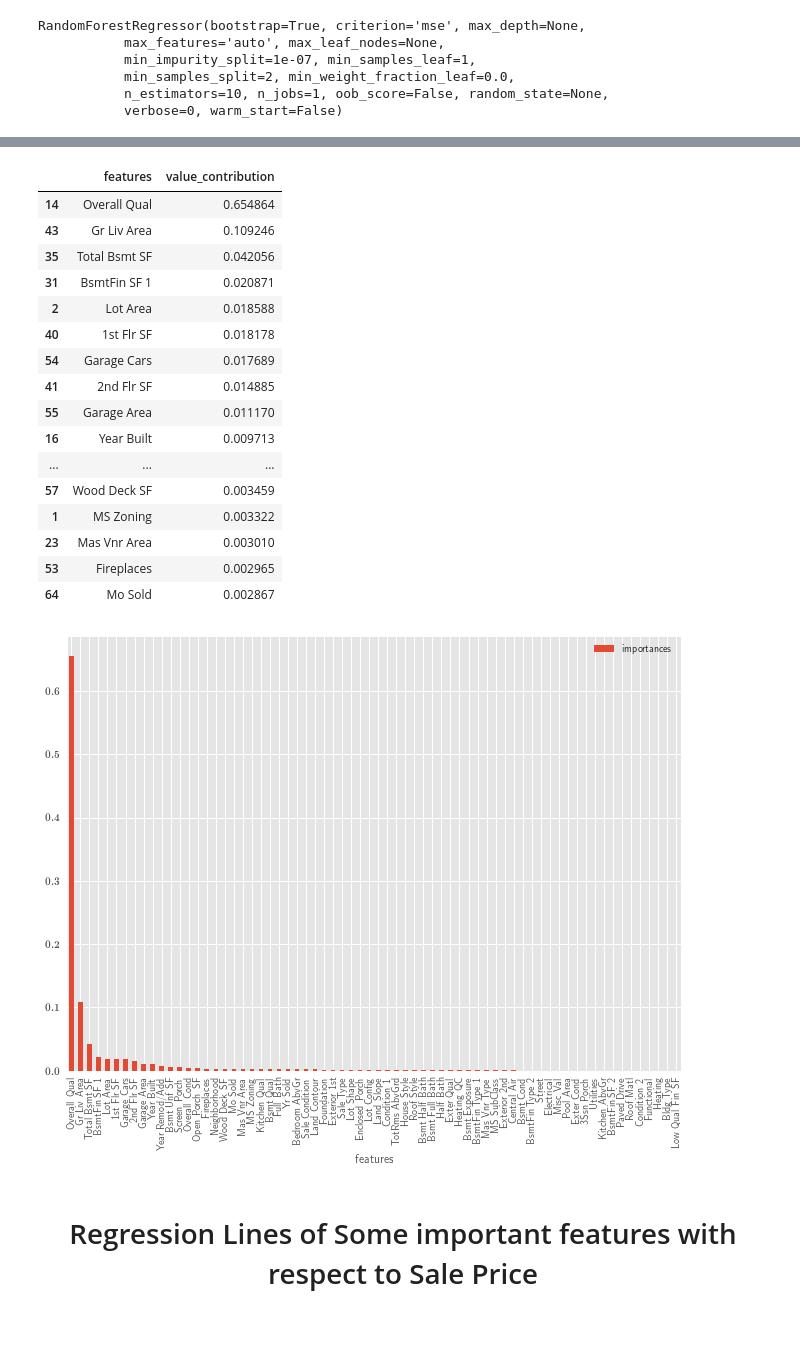
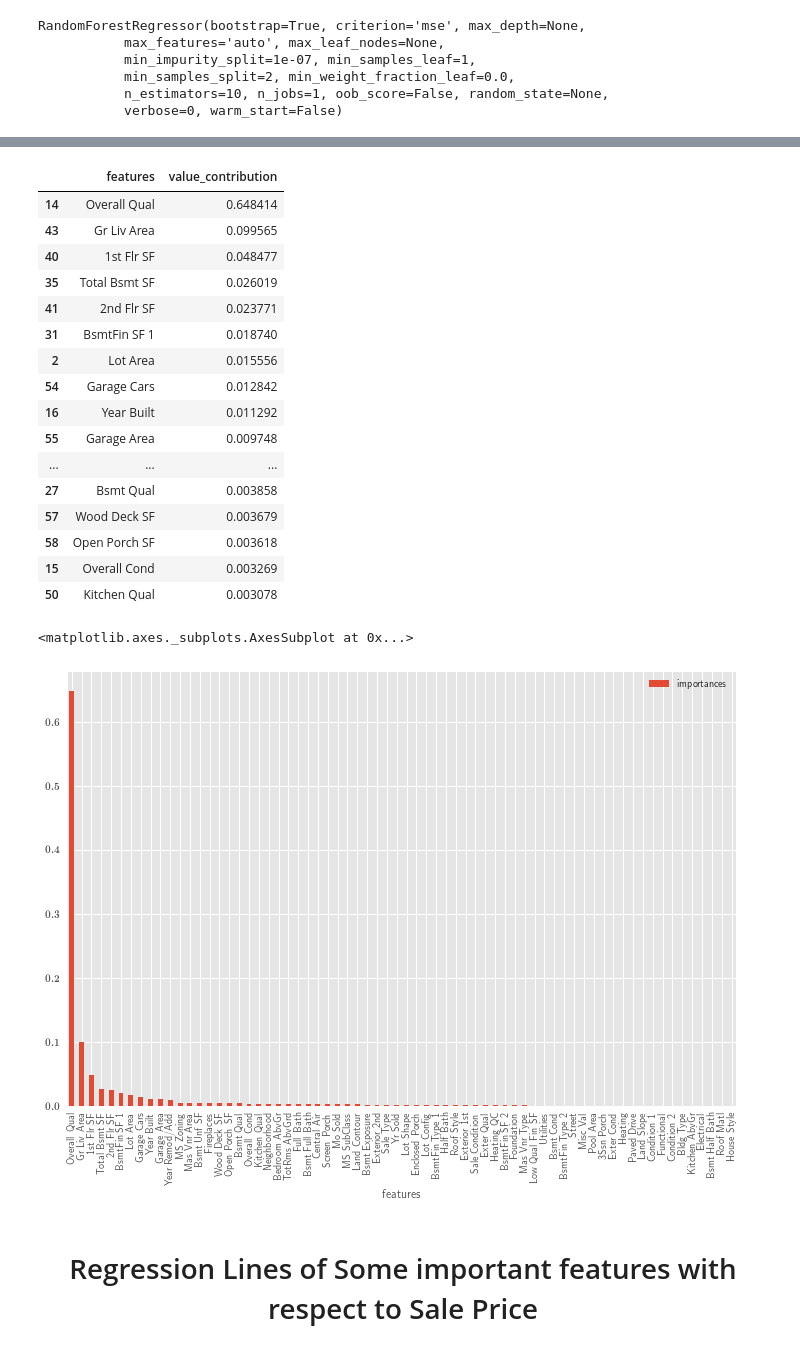
Before and after one commit to Nour112A1/Machine-Learning-and-Housing-Pricing, a Jupyter notebook: THESIS WORK.ipynb, the cells around one changed output, grey strips where cells are left out. Drawn from its saved outputs; the diff is of its cells as text; code cells hidden in the pictures.

```diff
--- a/THESIS WORK.ipynb
+++ b/THESIS WORK.ipynb
@@ -23,4 +23,4 @@ rc('font', weight='bold')
 rcParams['text.latex.preamble'] = [r'\usepackage{amsmath} \boldmath']
 # %%
 # Importing the dataset
-ames = pd.read_excel('C:\Users\DESKTOP-VENMHCC\Documents\ameshousing.xls')
+ames = pd.read_excel("/home/adeshina/Datasets/ameshousing.xls")
@@ -826,30 +735,30 @@ importance.columns = ['features','value_contribution']
 importance.head(20)
 # %% [output]
 |  | features | value_contribution |
-| 14 | Overall Qual | 0.654864 |
-| 43 | Gr Liv Area | 0.109246 |
-| 35 | Total Bsmt SF | 0.042056 |
-| 31 | BsmtFin SF 1 | 0.020871 |
-| 2 | Lot Area | 0.018588 |
-| 40 | 1st Flr SF | 0.018178 |
-| 54 | Garage Cars | 0.017689 |
-| 41 | 2nd Flr SF | 0.014885 |
-| 55 | Garage Area | 0.011170 |
-| 16 | Year Built | 0.009713 |
+| 14 | Overall Qual | 0.648414 |
+| 43 | Gr Liv Area | 0.099565 |
+| 40 | 1st Flr SF | 0.048477 |
+| 35 | Total Bsmt SF | 0.026019 |
+| 41 | 2nd Flr SF | 0.023771 |
+| 31 | BsmtFin SF 1 | 0.018740 |
+| 2 | Lot Area | 0.015556 |
+| 54 | Garage Cars | 0.012842 |
+| 16 | Year Built | 0.011292 |
+| 55 | Garage Area | 0.009748 |
 | ... | ... | ... |
-| 57 | Wood Deck SF | 0.003459 |
-| 1 | MS Zoning | 0.003322 |
-| 23 | Mas Vnr Area | 0.003010 |
-| 53 | Fireplaces | 0.002965 |
-| 64 | Mo Sold | 0.002867 |
+| 27 | Bsmt Qual | 0.003858 |
+| 57 | Wood Deck SF | 0.003679 |
+| 58 | Open Porch SF | 0.003618 |
+| 15 | Overall Cond | 0.003269 |
+| 50 | Kitchen Qual | 0.003078 |
 # %%
 # Plot of the features importances
 features_importance = pd.DataFrame({'features': X.columns, 'importances':np.round(rf.feature_importances_,3)})
 features_importance = features_importance.sort_values('importances',ascending=False).set_index('features')
-features_importance.plot.bar( figsize = (11,8))
-plt.savefig('rf_features.eps', format='eps', dpi=1000)
+features_importance.plot.bar( figsize = (12,8))
 # %% [output]
+<matplotlib.axes._subplots.AxesSubplot at 0x...>
-[figure, old version]
+[figure, new version]
 # %% [markdown]
 <center> <h1> Regression Lines of Some important features with respect to Sale Price </h1> </center>
 # %% [markdown]
```
Also changed, not shown: parts of 28 cells of this notebook.
